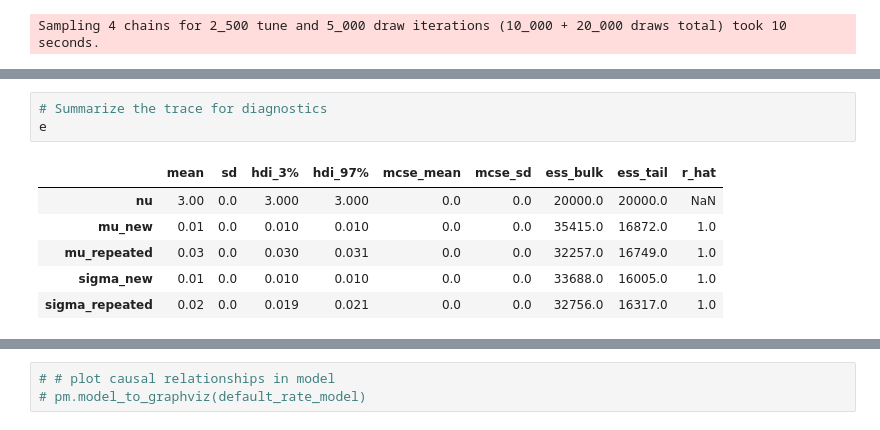
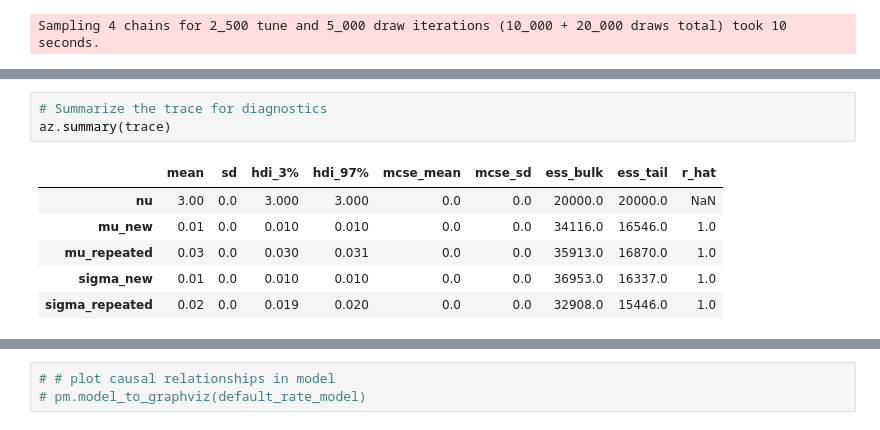
Before and after one commit to cpumarfrohberg/playground_default_rates, a Jupyter notebook: predict_defaults_client_type.ipynb, the cells around one changed output, grey strips where cells are left out. Cells and saved outputs as stored; diff of their text form.

```diff
--- a/predict_defaults_client_type.ipynb
+++ b/predict_defaults_client_type.ipynb
@@ -69,10 +67,10 @@ az.plot_trace(trace);
 # %%
 # Summarize the trace for diagnostics
-e
+az.summary(trace)
 # %% [output]
 |  | mean | sd | hdi_3% | hdi_97% | mcse_mean | mcse_sd | ess_bulk | ess_tail | r_hat |
 | nu | 3.00 | 0.0 | 3.000 | 3.000 | 0.0 | 0.0 | 20000.0 | 20000.0 | NaN |
-| mu_new | 0.01 | 0.0 | 0.010 | 0.010 | 0.0 | 0.0 | 35415.0 | 16872.0 | 1.0 |
-| mu_repeated | 0.03 | 0.0 | 0.030 | 0.031 | 0.0 | 0.0 | 32257.0 | 16749.0 | 1.0 |
-| sigma_new | 0.01 | 0.0 | 0.010 | 0.010 | 0.0 | 0.0 | 33688.0 | 16005.0 | 1.0 |
-| sigma_repeated | 0.02 | 0.0 | 0.019 | 0.021 | 0.0 | 0.0 | 32756.0 | 16317.0 | 1.0 |
+| mu_new | 0.01 | 0.0 | 0.010 | 0.010 | 0.0 | 0.0 | 34116.0 | 16546.0 | 1.0 |
+| mu_repeated | 0.03 | 0.0 | 0.030 | 0.031 | 0.0 | 0.0 | 35913.0 | 16870.0 | 1.0 |
+| sigma_new | 0.01 | 0.0 | 0.010 | 0.010 | 0.0 | 0.0 | 36953.0 | 16337.0 | 1.0 |
+| sigma_repeated | 0.02 | 0.0 | 0.019 | 0.020 | 0.0 | 0.0 | 32908.0 | 15446.0 | 1.0 |
```
Also changed, not shown: parts of 6 cells of this notebook.
